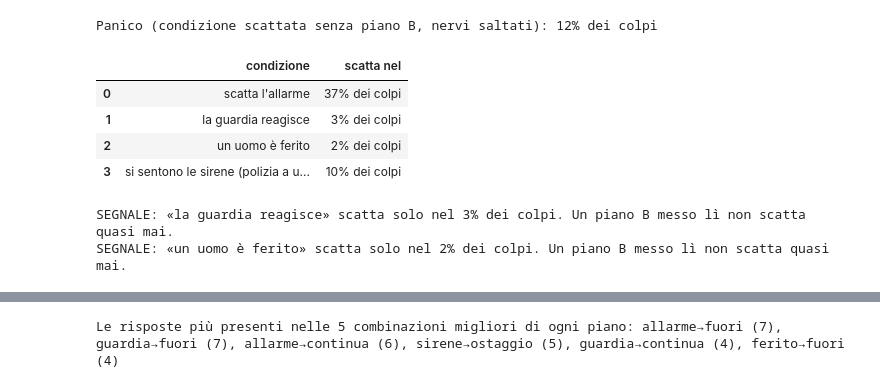
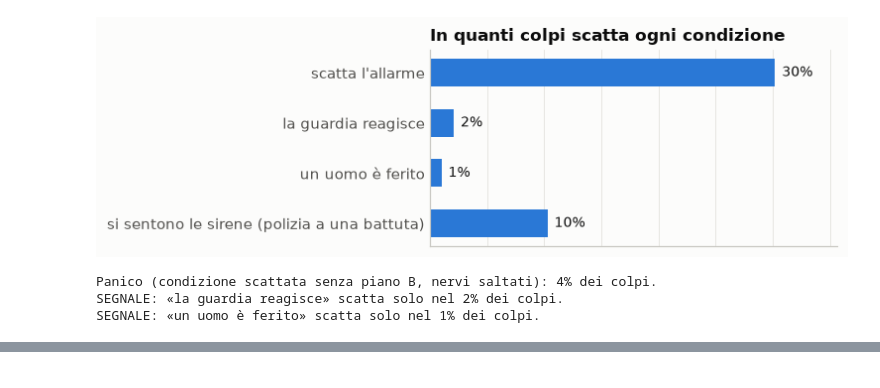
Before and after one commit to mbhrlive/gtatactics, a Jupyter notebook: prototipo/analisi.ipynb, the cells around one changed output, grey strips where cells are left out. Cells and saved outputs as stored; diff of their text form; code cells hidden in the pictures.

```diff
--- a/prototipo/analisi.ipynb
+++ b/prototipo/analisi.ipynb
@@ -198,35 +177,19 @@ Seconda tabella: per i 5 piani migliori si provano tutte le 67 combinazioni di p
 # %%
 r = random.Random(3)
-sc = [scenario_a_caso(r) for _ in range(400)]
-tutti = [e for es, p in finalisti[:15] for e in gioca_tanti(p, sc, r)]
-freq = pd.DataFrame([{"condizione": C.CONDIZIONI[c],
-                      "scatta nel": f"{sum(c in e.condizioni for e in tutti)/len(tutti):.0%} dei colpi"} for c in C.CONDIZIONI])
-print(f"Panico (condizione scattata senza piano B, nervi saltati): {sum(e.panici > 0 for e in tutti)/len(tutti):.0%} dei colpi")
-display(freq)
-for c in C.CONDIZIONI:
-    q = sum(c in e.condizioni for e in tutti) / len(tutti)
-    if q < 0.05: print(f"SEGNALE: «{C.CONDIZIONI[c]}» scatta solo nel {q:.0%} dei colpi. Un piano B messo lì non scatta quasi mai.")
-    if q > 0.80: print(f"SEGNALE: «{C.CONDIZIONI[c]}» scatta nel {q:.0%} dei colpi. Non è un imprevisto, è la norma.")
-
-PB = C.combinazioni_piani_b()
-dici = lambda pb: ", ".join(f"{c}→{x}" for c, x in pb.items()) or "nessuno"
-righe, vincenti = [], collections.Counter()
-for es, p in finalisti[:5]:
-    ris = sorted(((media(gioca_tanti(con_piani_b(p, pb), sc, r)), pb) for pb in PB), key=lambda x: -x[0])
-    nessuno = next(u for u, pb in ris if not pb)
-    for u, pb in ris[:5]:
-        for c, x in pb.items(): vincenti[f"{c}→{x}"] += 1
-    righe.append({"piano": etichetta(p), "migliori piani B": dici(ris[0][1]), "conto": round(ris[0][0]),
-                  "senza piani B": round(nessuno), "peggiori piani B": dici(ris[-1][1]), "conto ": round(ris[-1][0])})
-display(pd.DataFrame(righe))
-print("Le risposte più presenti nelle 5 combinazioni migliori di ogni piano:",
-      ", ".join(f"{k} ({v})" for k, v in vincenti.most_common(6)))
+tutti = []
+for x in R:
+    sc_x = C.genera_scenario(x["colpo"])
+    tutti += [C.gioca(C.con_fatti(sc_x, C.fatti_a_caso(r)), x["piano"], r.random(), ISTINTO) for _ in range(300)]
+freq = {c: sum(c in e.condizioni for e in tutti) / len(tutti) for c in C.CONDIZIONI}
+fig, ax = plt.subplots(figsize=(7, 2.3))
+barre(ax, [C.CONDIZIONI[c] for c in freq], list(freq.values()), "In quanti colpi scatta ogni condizione")
+plt.tight_layout(); plt.show()
+print(f"Panico (condizione scattata senza piano B, nervi saltati): {sum(e.panici > 0 for e in tutti)/len(tutti):.0%} dei colpi.")
+for c, q in freq.items():
+    if q < 0.05: print(f"SEGNALE: «{C.CONDIZIONI[c]}» scatta solo nel {q:.0%} dei colpi.")
+    if q > 0.80: print(f"SEGNALE: «{C.CONDIZIONI[c]}» scatta nel {q:.0%} dei colpi: non è un imprevisto, è la norma.")
 # %% [output]
+[figure, added]
-Panico (condizione scattata senza piano B, nervi saltati): 12% dei colpi
+Panico (condizione scattata senza piano B, nervi saltati): 4% dei colpi.
+SEGNALE: «la guardia reagisce» scatta solo nel 2% dei colpi.
+SEGNALE: «un uomo è ferito» scatta solo nel 1% dei colpi.
-|  | condizione | scatta nel |
-| 0 | scatta l'allarme | 37% dei colpi |
-| 1 | la guardia reagisce | 3% dei colpi |
-| 2 | un uomo è ferito | 2% dei colpi |
-| 3 | si sentono le sirene (polizia a u... | 10% dei colpi |
-SEGNALE: «la guardia reagisce» scatta solo nel 3% dei colpi. Un piano B messo lì non scatta quasi mai.
-SEGNALE: «un uomo è ferito» scatta solo nel 2% dei colpi. Un piano B messo lì non scatta quasi mai.
@@ -239 +195,0 @@ SEGNALE: «un uomo è ferito» scatta solo nel 2% dei colpi. Un piano B messo l
-Le risposte più presenti nelle 5 combinazioni migliori di ogni piano: allarme→fuori (7), guardia→fuori (7), allarme→continua (6), sirene→ostaggio (5), guardia→continua (4), ferito→fuori (4)
```
Also changed, not shown: parts of 19 cells of this notebook, 2 other files.
